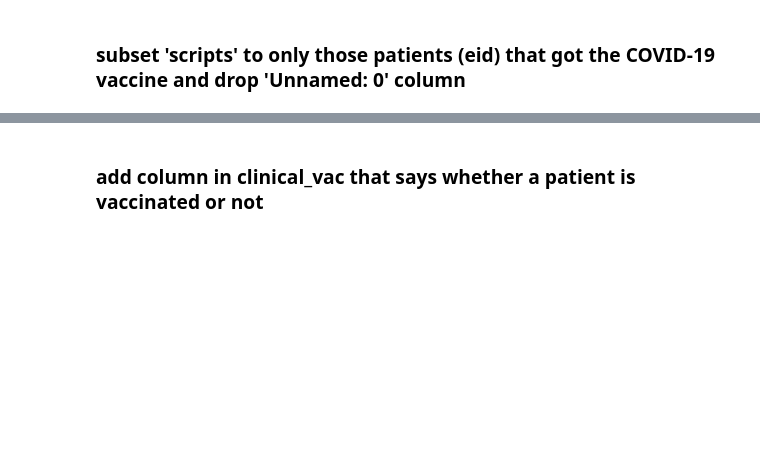
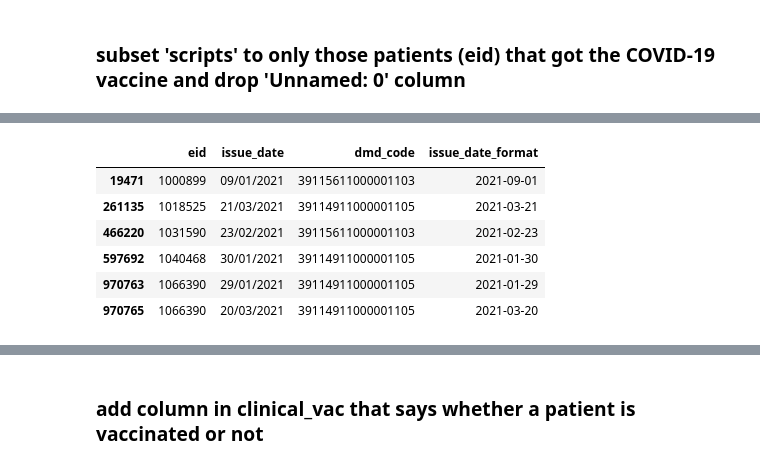
Before and after one commit to MonicaMueller/big-data-final-project, a Jupyter notebook: Project_vaccine_comorbidities.ipynb, the cells around one changed output, grey strips where cells are left out. Cells and saved outputs as stored; diff of their text form; code cells hidden in the pictures; blank space fills up the shorter version.

```diff
--- a/Project_vaccine_comorbidities.ipynb
+++ b/Project_vaccine_comorbidities.ipynb
@@ -218,0 +513,3 @@ scripts_vaccines_only.head() # contains eid and date of vaccination
+# %%
+# gives warning (same as before, should maybe be checked!)
+scripts_vaccines_only['issue_date_format'] = pd.to_datetime(scripts_vaccines_only['issue_date'])
@@ -219,3 +522,13 @@ scripts_vaccines_only.head() # contains eid and date of vaccination
+# %%
+scripts_vaccines_only
+# %% [output]
+|  | eid | issue_date | dmd_code | issue_date_format |
+| 19471 | 1000899 | 09/01/2021 | 39115611000001103 | 2021-09-01 |
+| 261135 | 1018525 | 21/03/2021 | 39114911000001105 | 2021-03-21 |
+| 466220 | 1031590 | 23/02/2021 | 39115611000001103 | 2021-02-23 |
+| 597692 | 1040468 | 30/01/2021 | 39114911000001105 | 2021-01-30 |
+| 970763 | 1066390 | 29/01/2021 | 39114911000001105 | 2021-01-29 |
+| 970765 | 1066390 | 20/03/2021 | 39114911000001105 | 2021-03-20 |
 # %%
 clinical_ic10.head()
 # length: 4156
```
Also changed, not shown: parts of 64 cells of this notebook.
